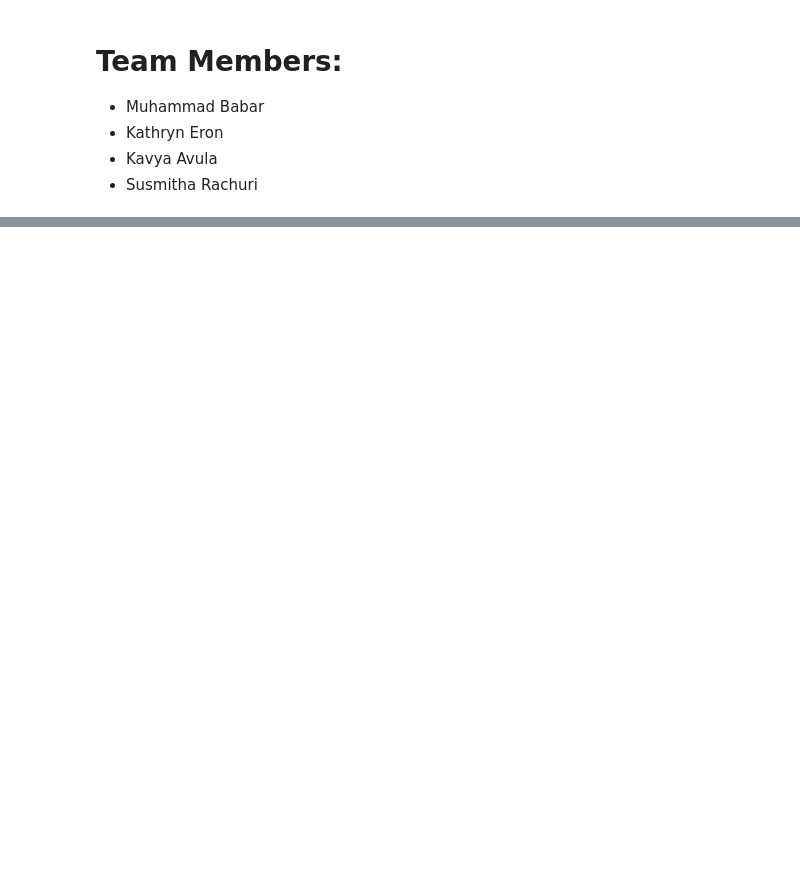
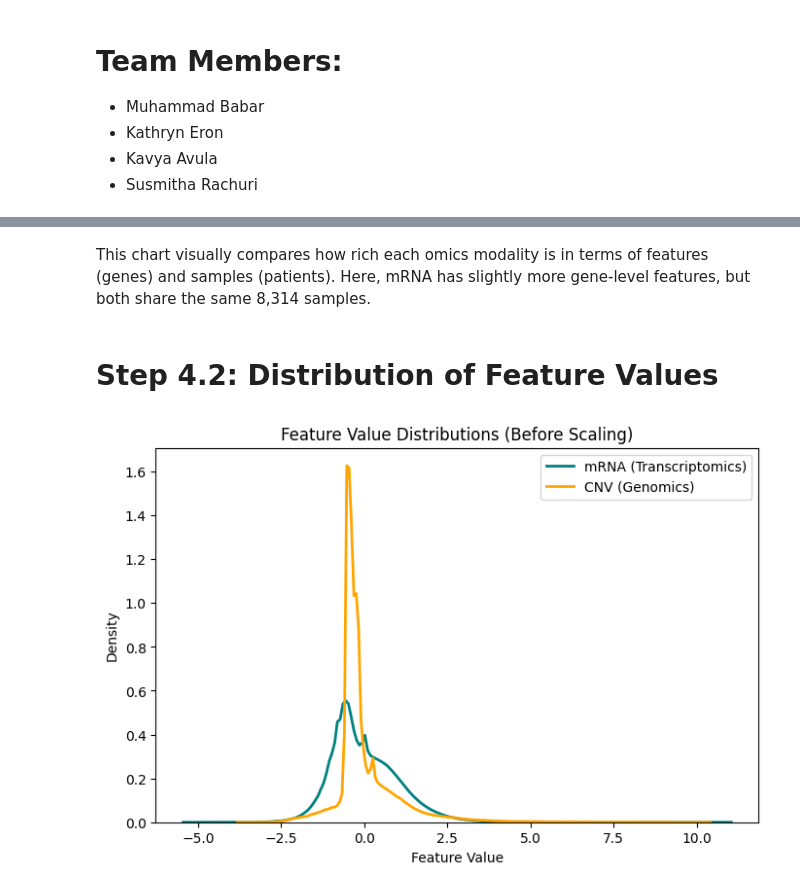
Before and after one commit to mbabar1100/CSCI5952GenerativeImputationOfMissingOmics, a Jupyter notebook: CSI5952_GenerativeImputationOfMissingOmics.ipynb, the cells around one changed output, grey strips where cells are left out. Drawn from its saved outputs; the diff is of its cells as text; code cells hidden in the pictures; blank space fills up the shorter version.

```diff
--- a/CSI5952_GenerativeImputationOfMissingOmics.ipynb
+++ b/CSI5952_GenerativeImputationOfMissingOmics.ipynb
@@ -1400,0 +220,17 @@ This project integrates and imputes multi-omics data from TCGA using both baseli
+# %% [markdown]
+This chart visually compares how rich each omics modality is in terms of features (genes) and samples (patients).
+Here, mRNA has slightly more gene-level features, but both share the same 8,314 samples.
+# %% [markdown]
+# Step 4.2: Distribution of Feature Values
+# %%
+# --- Distribution comparison ---
+plt.figure(figsize=(8,5))
+sns.kdeplot(mRNA.values.flatten(), label="mRNA (Transcriptomics)", color="teal", linewidth=2)
+sns.kdeplot(CNV.values.flatten(), label="CNV (Genomics)", color="orange", linewidth=2)
+plt.title("Feature Value Distributions (Before Scaling)")
+plt.xlabel("Feature Value")
+plt.ylabel("Density")
+plt.legend()
+plt.show()
+# %% [output]
+[figure, added]
```
Also changed, not shown: parts of 98 cells of this notebook.
